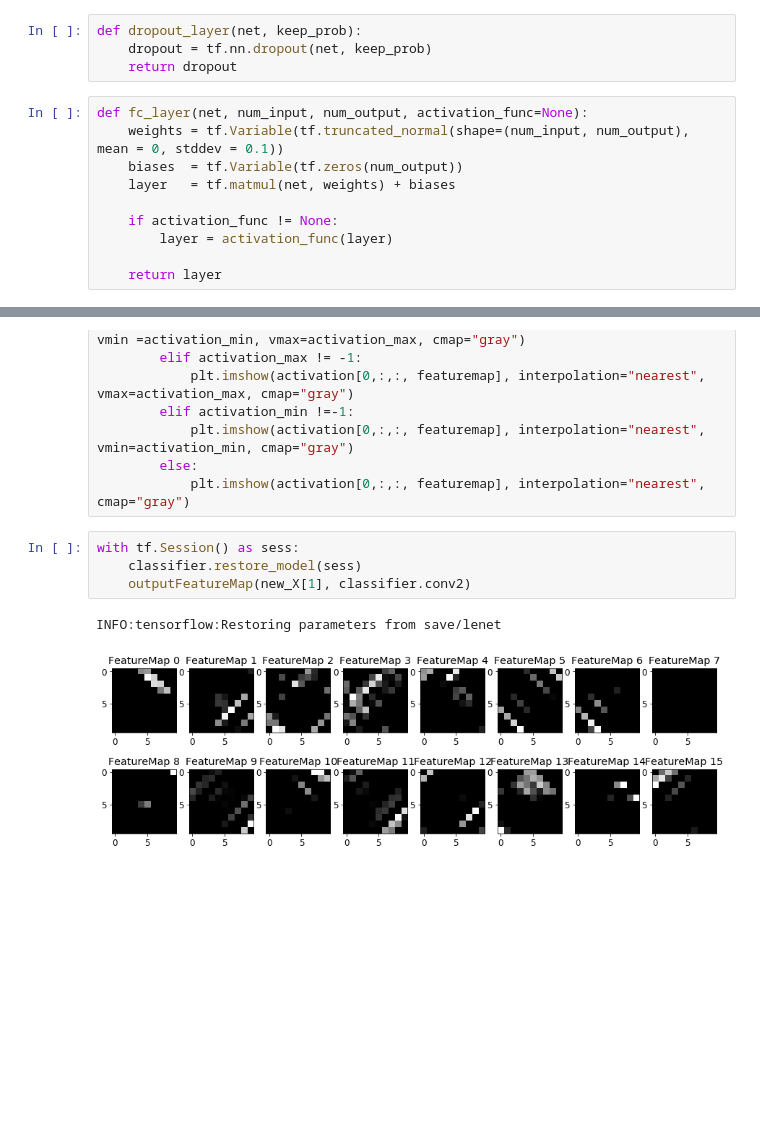
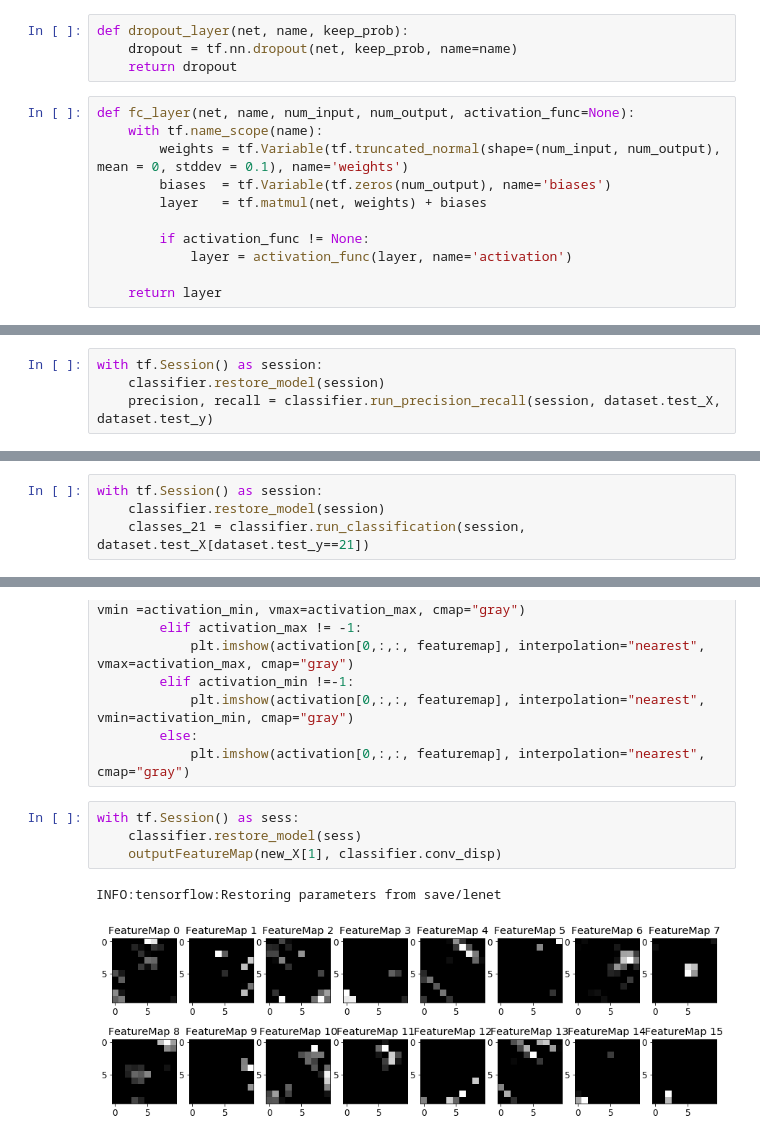
Before and after one commit to JohanSmet/udacity_carnd, a Jupyter notebook: Traffic_Sign_Classifier.ipynb, the cells around one changed output, grey strips where cells are left out. Cells and saved outputs as stored; diff of their text form; blank space fills up the shorter version.

```diff
--- a/Traffic_Sign_Classifier.ipynb
+++ b/Traffic_Sign_Classifier.ipynb
@@ -293,16 +302,17 @@ def pooling_layer(net, pool_size=2, stride=2):
     return pool
 # %%
-def dropout_layer(net, keep_prob):
-    dropout = tf.nn.dropout(net, keep_prob)
+def dropout_layer(net, name, keep_prob):
+    dropout = tf.nn.dropout(net, keep_prob, name=name)
     return dropout
 # %%
-def fc_layer(net, num_input, num_output, activation_func=None):
-    weights = tf.Variable(tf.truncated_normal(shape=(num_input, num_output), mean = 0, stddev = 0.1))
-    biases  = tf.Variable(tf.zeros(num_output))
-    layer   = tf.matmul(net, weights) + biases
+def fc_layer(net, name, num_input, num_output, activation_func=None):
+    with tf.name_scope(name):
+        weights = tf.Variable(tf.truncated_normal(shape=(num_input, num_output), mean = 0, stddev = 0.1), name='weights')
+        biases  = tf.Variable(tf.zeros(num_output), name='biases')
+        layer   = tf.matmul(net, weights) + biases
 
-    if activation_func != None:
-        layer = activation_func(layer)
+        if activation_func != None:
+            layer = activation_func(layer, name='activation')
 
     return layer
 # %%
@@ -612,0 +639,4 @@ Figure 5 : 25_road_work.jpg
+# %%
+with tf.Session() as session:
+    classifier.restore_model(session)
+    precision, recall = classifier.run_precision_recall(session, dataset.test_X, dataset.test_y)
@@ -612,0 +660,4 @@ Figure 5 : 25_road_work.jpg
+# %%
+with tf.Session() as session:
+    classifier.restore_model(session)
+    classes_21 = classifier.run_classification(session, dataset.test_X[dataset.test_y==21])
@@ -668,7 +729,7 @@ def outputFeatureMap(image_input, tf_activation, activation_min=-1, activation_m
 # %%
 with tf.Session() as sess:
     classifier.restore_model(sess)
-    outputFeatureMap(new_X[1], classifier.conv2)
+    outputFeatureMap(new_X[1], classifier.conv_disp)
 # %% [output]
 INFO:tensorflow:Restoring parameters from save/lenet
-[figure, old version]
+[figure, new version]
```
Also changed, not shown: parts of 17 cells of this notebook.
